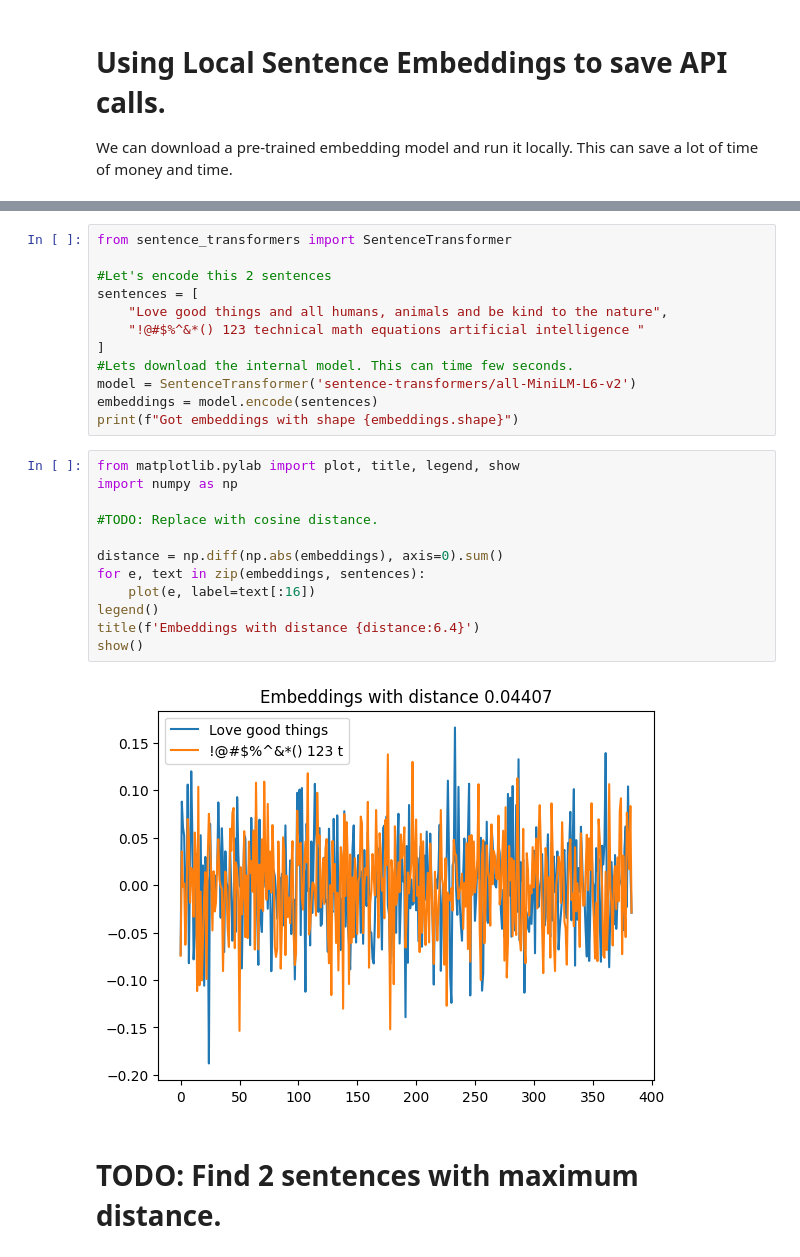
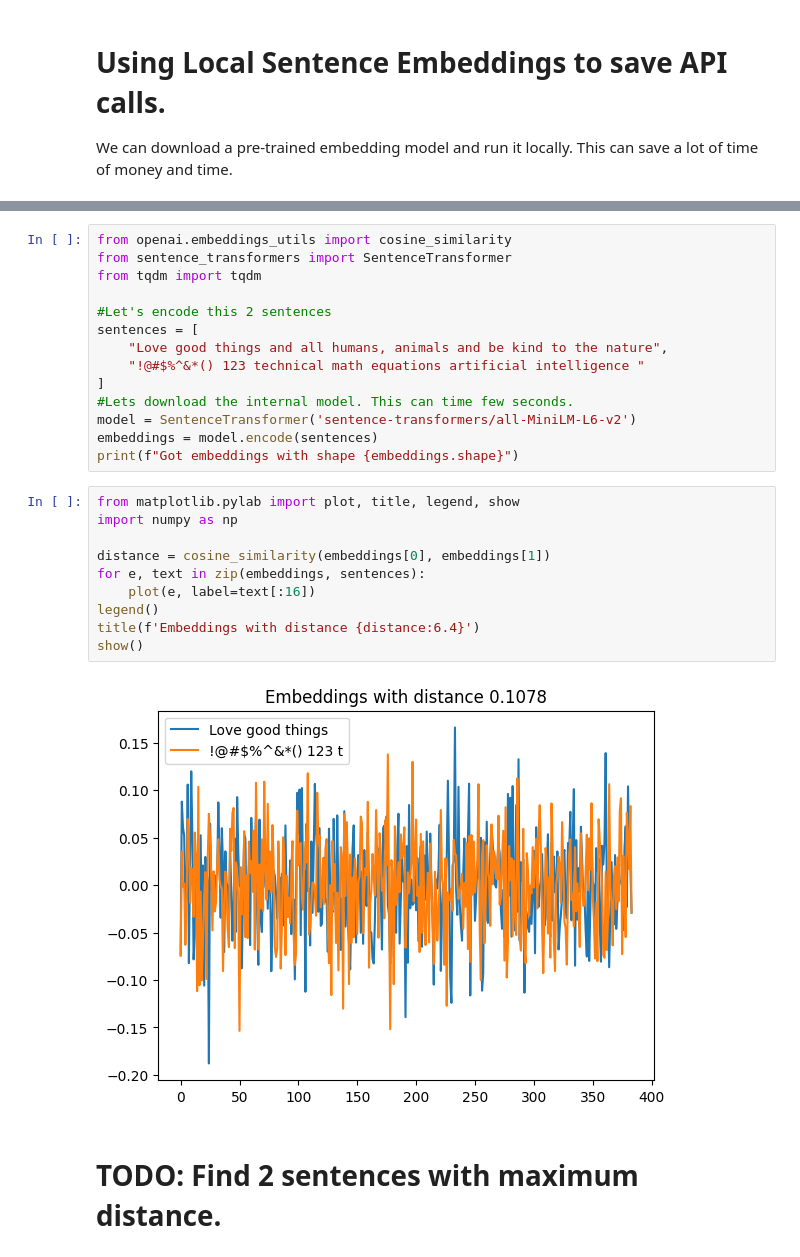
Before and after one commit to neuron-vision/azure-openai-in-a-day-workshop, a Jupyter notebook: exercises/03_using_a_local_embedder.ipynb, the cells around one changed output, grey strips where cells are left out. Cells and saved outputs as stored; diff of their text form.

Commit message:
Local embedding with SentenceTransformer

```diff
--- a/exercises/03_using_a_local_embedder.ipynb
+++ b/exercises/03_using_a_local_embedder.ipynb
@@ -12,5 +4,7 @@ To disable this warning, you can either:
 # %%
+from openai.embeddings_utils import cosine_similarity
 from sentence_transformers import SentenceTransformer
+from tqdm import tqdm
 
 #Let's encode this 2 sentences
 sentences = [
@@ -24,16 +18,14 @@ print(f"Got embeddings with shape {embeddings.shape}")
 # %%
 from matplotlib.pylab import plot, title, legend, show
 import numpy as np
 
-#TODO: Replace with cosine distance.
-
-distance = np.diff(np.abs(embeddings), axis=0).sum()
+distance = cosine_similarity(embeddings[0], embeddings[1])
 for e, text in zip(embeddings, sentences):
     plot(e, label=text[:16])
 legend()
 title(f'Embeddings with distance {distance:6.4}')
 show()
 # %% [output]
-[figure, old version]
+[figure, new version]
 # %% [markdown]
 # TODO: Find 2 sentences with maximum distance.
```
Also changed, not shown: parts of 1 cell of this notebook.
